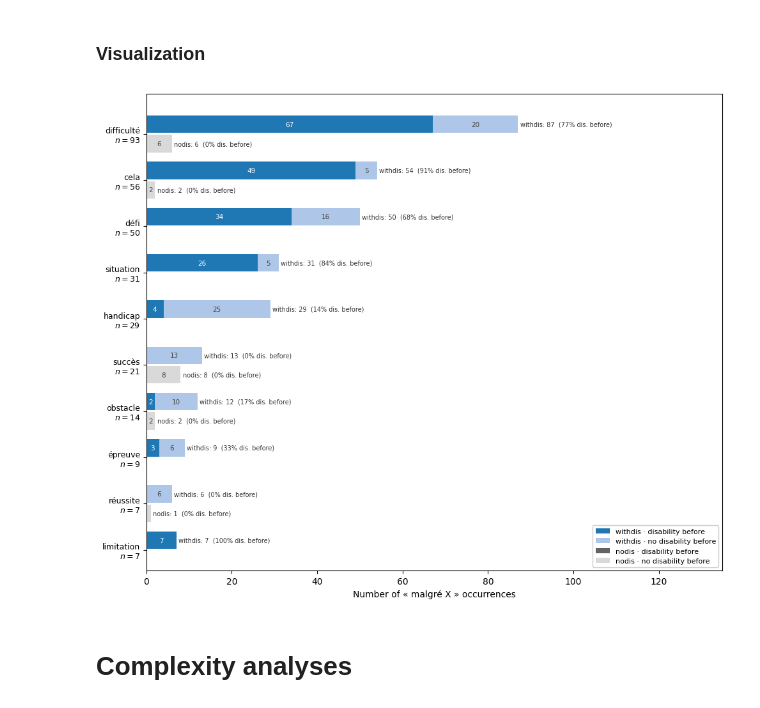
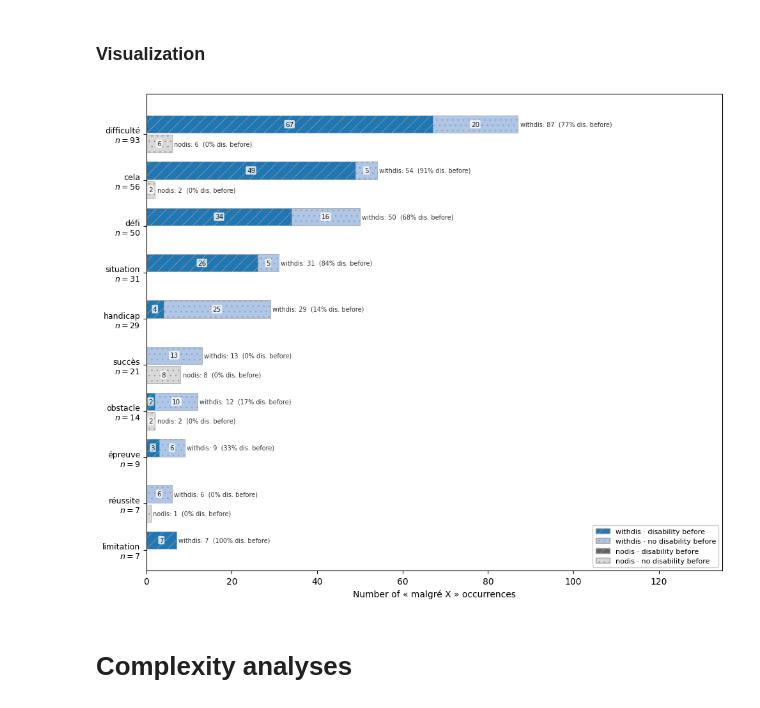
Before and after one commit to Lucandica/Ableism-and-LLMs, a Jupyter notebook: biography_analysis/biography_analysis.ipynb, the cells around one changed output. Cells and saved outputs as stored; diff of their text form; code cells hidden in the pictures.

```diff
--- a/biography_analysis/biography_analysis.ipynb
+++ b/biography_analysis/biography_analysis.ipynb
@@ -408,3 +452,27 @@ ax.set_ylabel("")
 save_show("lpm_effects_heatmap.pdf")
 # %% [output]
 [figure]
+# %%
+d = df_rep[df_rep["disability_in_prompt"]].copy()
+
+LOGIT_CATS = ["handicaps moteurs", "handicaps sensoriels", "other"]
+
+logit_rows, logit_fits = [], {}
+for cat in LOGIT_CATS:
+    y = RENAME.get(cat, cat).replace(". ", "_").replace(" ", "_")
+    d[y] = d[cat].astype(int)
+    m = smf.logit(f"{y} ~ C(genre_auto) + C(model) + C(quant)", data=d).fit(disp=0)
+    logit_fits[cat] = m
+    ci = np.exp(m.conf_int())
+    for term in m.params.index:
+        logit_rows.append({
+            "category": RENAME.get(cat, cat), "term": term,
+            "beta": m.params[term], "OR": np.exp(m.params[term]),
+            "OR_ci_low": ci.loc[term, 0], "OR_ci_high": ci.loc[term, 1],
+            "p": m.pvalues[term],
+            "converged": m.mle_retvals["converged"],
+        })
+
+df_logit = pd.DataFrame(logit_rows)
+df_logit.to_csv(OUTPUT_DIR / "logit_withdis_OR.csv", index=False)
+df_logit[df_logit["term"] != "Intercept"].round(3)
@@ -658,42 +818,47 @@ def _cell(lem, dis, prev):
           & (g.prev_has_disability == prev)]
     return int(m["n"].sum())
 
+# colour encodes the two axes (blue=withdis / grey=nodis, dark=disability
+# before / light=not); hatching adds a colour-independent channel for the
+# "disability mentioned before" axis. Grey hatch + white label halos.
 COLORS = {(True, True): "#1f77b4", (True, False): "#aec7e8",
           (False, True): "#636363", (False, False): "#d9d9d9"}
+HATCH_PREV = {True: "//", False: ".."}
 order = top[::-1]
 fig, ax = plt.subplots(figsize=(10, 0.7 * TOP_N + 1.2))
 bh = 0.38
 for i, lem in enumerate(order):
     for dis, off in [(True, bh / 2 + 0.02), (False, -bh / 2 - 0.02)]:
         left = 0
         for prev in [True, False]:
             n = _cell(lem, dis, prev)
             if n:
-                ax.barh(i + off, n, height=bh, left=left, color=COLORS[(dis, prev)])
+                ax.barh(i + off, n, height=bh, left=left, color=COLORS[(dis, prev)],
+                        hatch=HATCH_PREV[prev], edgecolor=HATCH_COLOR, linewidth=0.5)
                 if n >= 2:
                     ax.text(left + n / 2, i + off, str(n), va="center", ha="center",
-                            fontsize=7.5, color="white" if prev else "#444")
+                            fontsize=7.5, color="#1a1a1a", bbox=LABEL_BBOX)
             left += n
         if left:
             pct_dis = 100 * _cell(lem, dis, True) / left
             ax.text(left + 0.5, i + off,
                     f"{'withdis' if dis else 'nodis'}: {left}  ({pct_dis:.0f}% dis. before)",
-                    va="center", fontsize=7, color="#333")
+                    va="center", fontsize=7, color="#333", bbox=LABEL_BBOX)
 
 totals = g.groupby("malgre_object_lemma")["n"].sum()
 labels = [f"{lem}\n$n={totals.get(lem, 0)}$" for lem in order]
 ax.set_yticks(range(len(order)))
 ax.set_yticklabels(labels, fontsize=9)
 ax.set_xlabel("Number of « malgré X » occurrences")
 ax.set_xlim(0, max(g.groupby(["malgre_object_lemma", "disability_in_prompt"])["n"].sum()) * 1.55)
-legend = [Patch(fc=COLORS[(True, True)], label="withdis · disability before"),
-          Patch(fc=COLORS[(True, False)], label="withdis · no disability before"),
-          Patch(fc=COLORS[(False, True)], label="nodis · disability before"),
-          Patch(fc=COLORS[(False, False)], label="nodis · no disability before")]
+legend = [Patch(fc=COLORS[(True, True)], hatch=HATCH_PREV[True], ec=HATCH_COLOR, label="withdis · disability before"),
+          Patch(fc=COLORS[(True, False)], hatch=HATCH_PREV[False], ec=HATCH_COLOR, label="withdis · no disability before"),
+          Patch(fc=COLORS[(False, True)], hatch=HATCH_PREV[True], ec=HATCH_COLOR, label="nodis · disability before"),
+          Patch(fc=COLORS[(False, False)], hatch=HATCH_PREV[False], ec=HATCH_COLOR, label="nodis · no disability before")]
 ax.legend(handles=legend, loc="lower right", fontsize=8, framealpha=0.95)
 save_show("malgre_three_way_bars.pdf")
 # %% [output]
-[figure, old version]
+[figure, new version]
 # %% [markdown]
 # Complexity analyses
 # %% [markdown]
```
Also changed, not shown: parts of 18 cells of this notebook, 43 other files.
